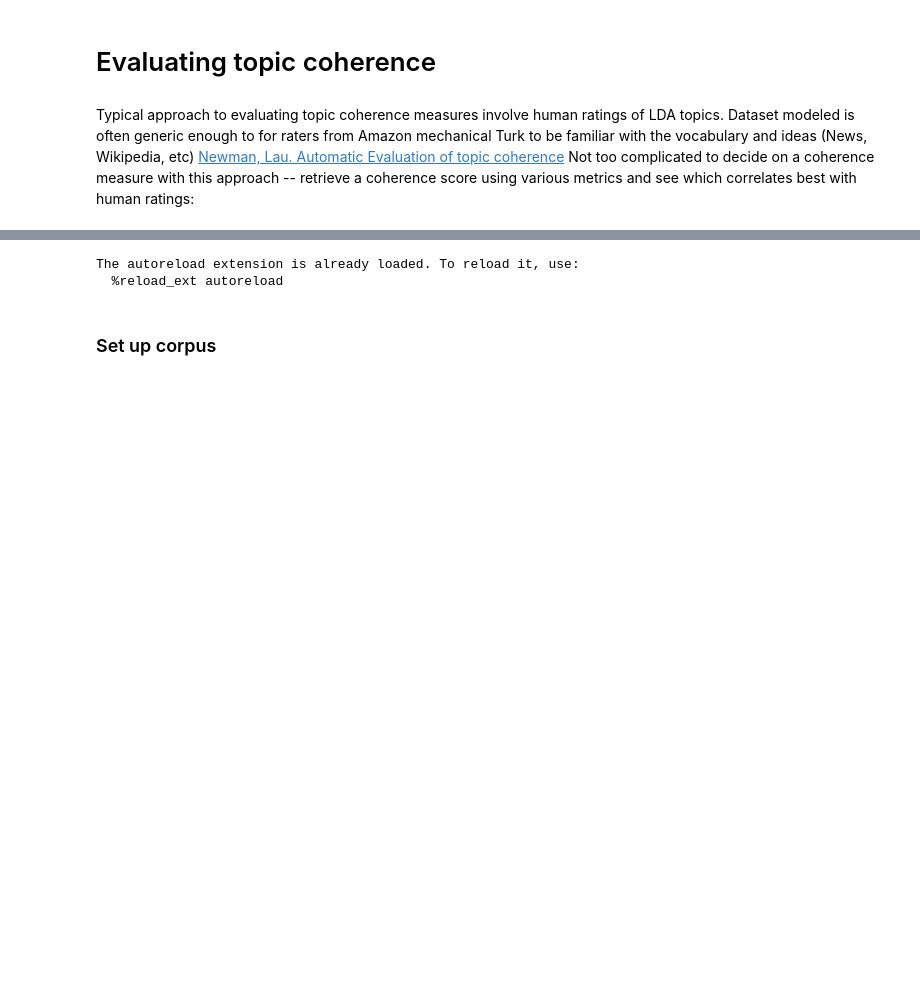
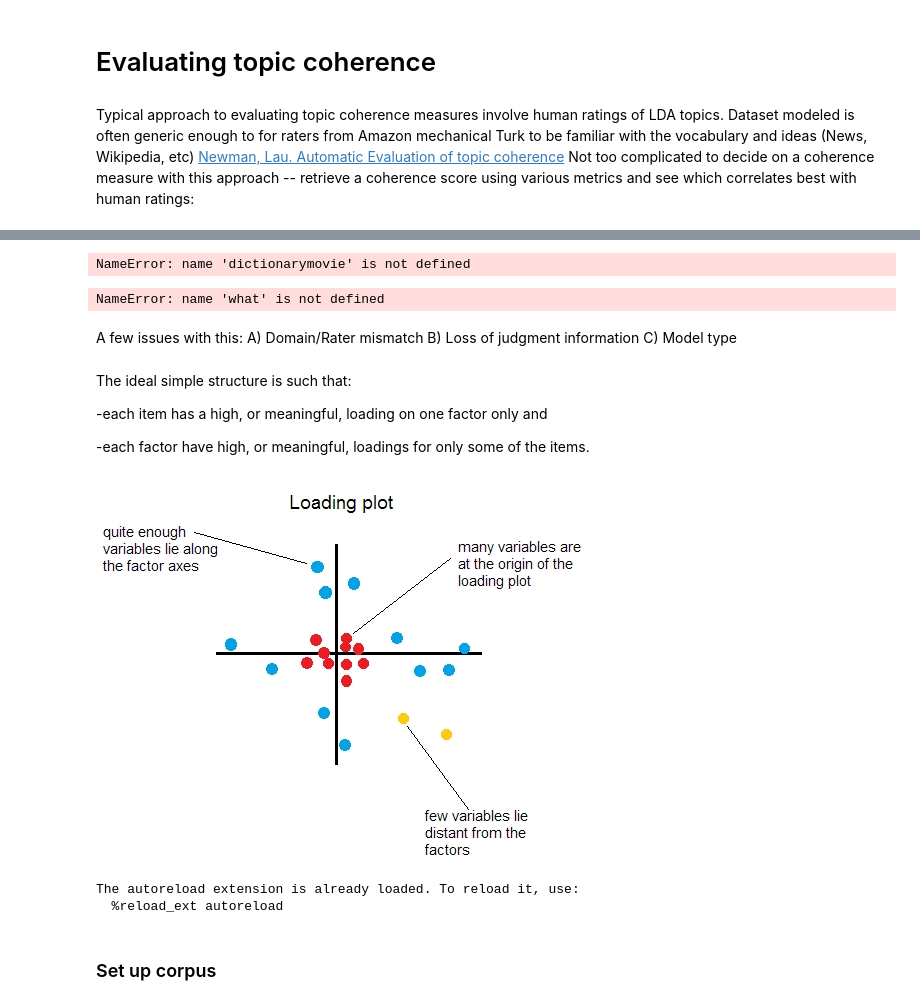
Before and after one commit to timpowellgit/topic_model, a Jupyter notebook: src/topic_models/coherence_pres.ipynb, the cells around one changed output, grey strips where cells are left out. Drawn from its saved outputs; the diff is of its cells as text; code cells hidden in the pictures; blank space fills up the shorter version.

```diff
--- a/src/topic_models/coherence_pres.ipynb
+++ b/src/topic_models/coherence_pres.ipynb
@@ -15,0 +32,5 @@ A few issues with this
+# %%
+print dictionarymovie.keys()[:10]
+print dictionarymovie[371]
+# %% [output]
+NameError: name 'dictionarymovie' is not defined
@@ -16,3 +42,28 @@ A few issues with this
+# %%
+tmgold = open('../data/goldMovie.txt')
+ratingsmovie = [float(i.rstrip('\n')) for i in tmgold.readlines()]
+ratingsdict = {"ratings": ratingsmovie}
+ratingsdf = pd.DataFrame(ratingsdict)
+ratingsandcoherence =pd.concat([ratingsdf,pd.DataFrame(what)], axis =1)
+
+display(ratingsandcoherence.sort_values('ratings'))
+# %% [output]
+NameError: name 'what' is not defined
+# %% [markdown]
+A few issues with this: </br>
+A) Domain/Rater mismatch</br>
+B) Loss of judgment information</br>
+C) Model type</br>
+# %% [markdown]
+The ideal simple structure is such that:
+
+-each item has a high, or meaningful, loading on one factor only and
+
+-each factor have high, or meaningful, loadings for only some of the items.
+# %%
+Image(filename='../data/JGplo.jpg')
+# %% [output]
+[figure, added]
 # %%
 %load_ext autoreload
 %autoreload 2
```
Also changed, not shown: parts of 12 cells of this notebook, 8 other files.
